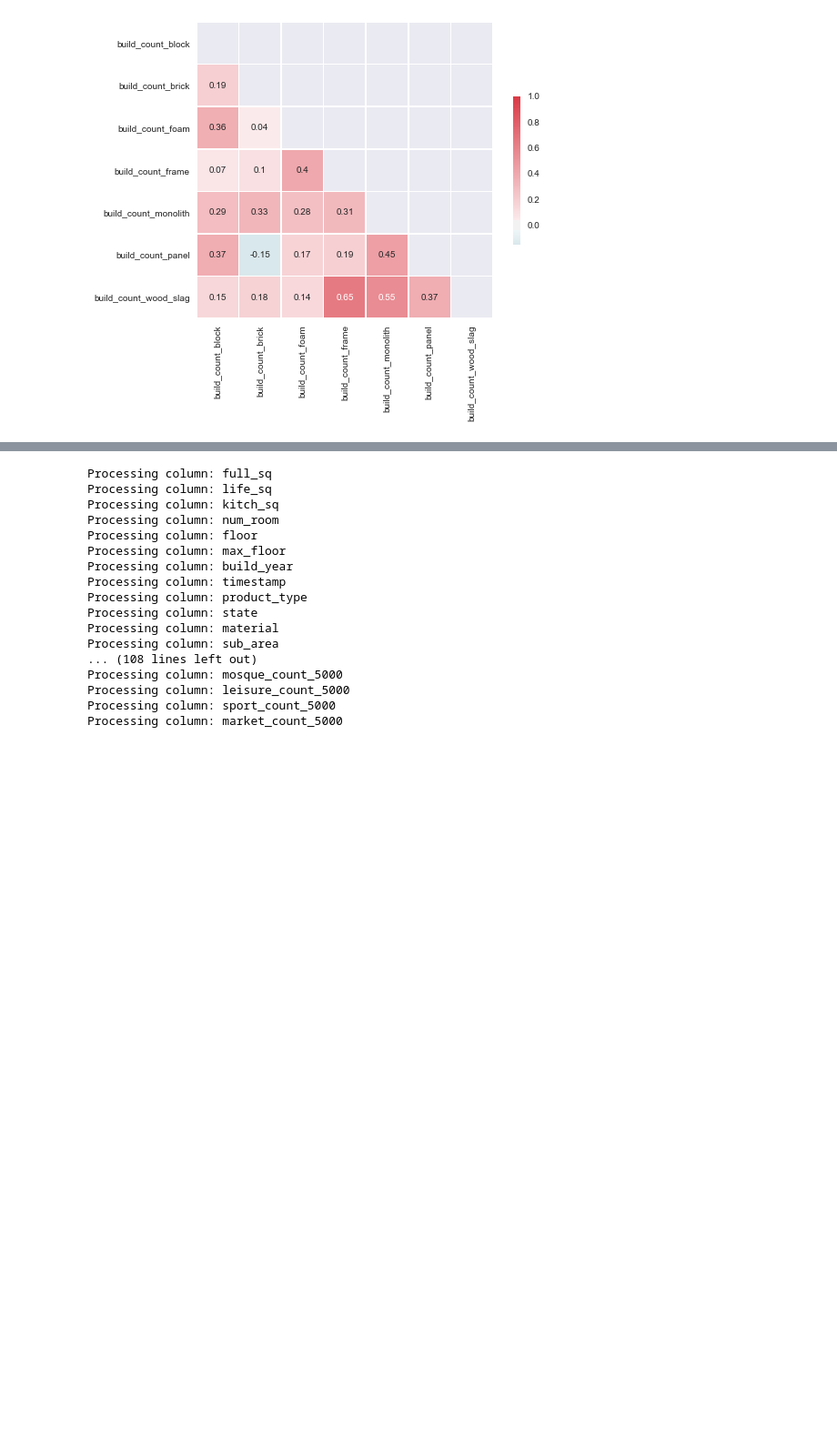
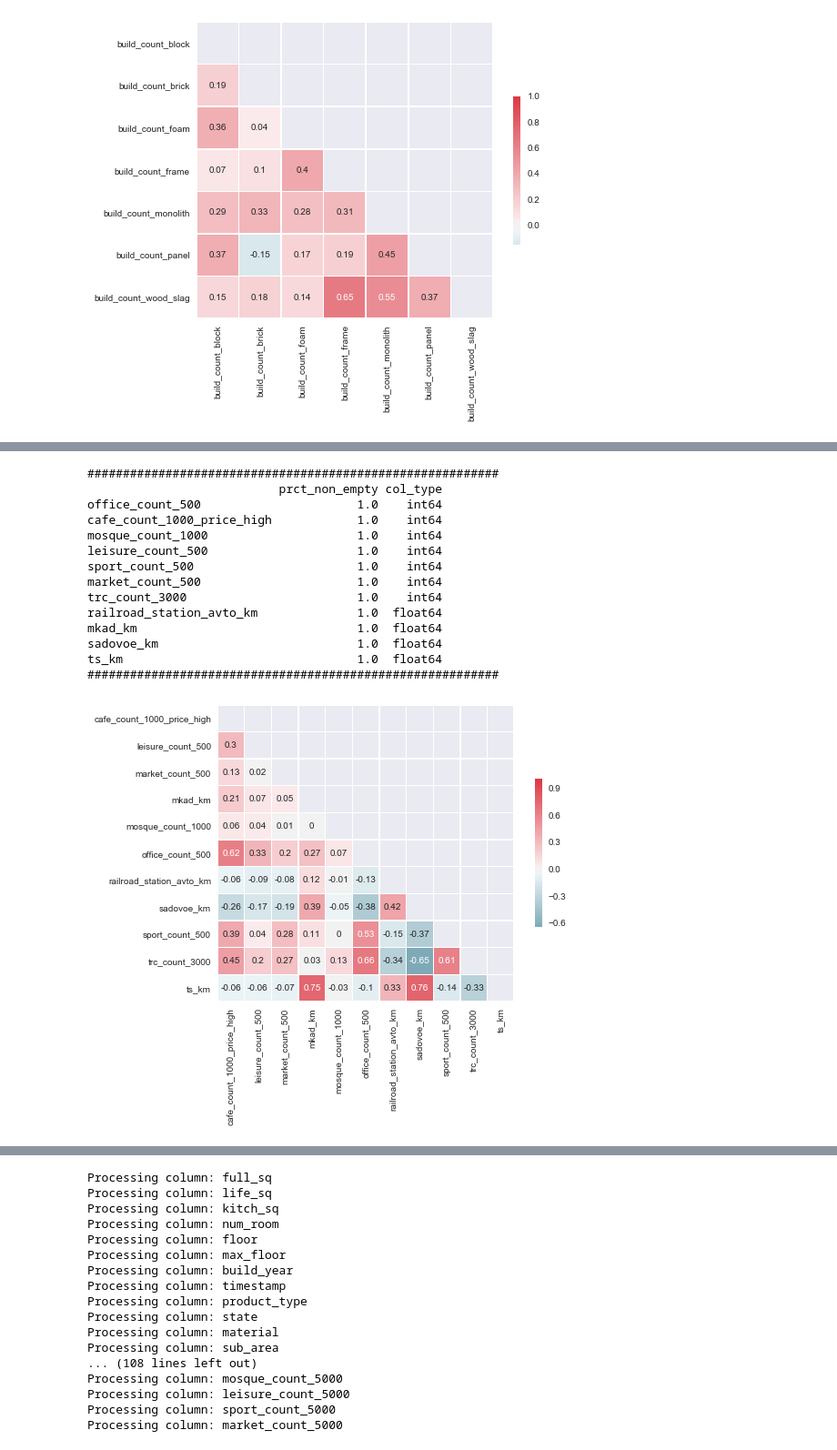
Before and after one commit to AndrewSukhobok95/HousePriceAnalysis_with_shap, a Jupyter notebook: xgbPred.ipynb, the cells around one changed output, grey strips where cells are left out. Shown at 91% size. Saved outputs shown, nothing was run; the diff lists cells and outputs as text; code cells hidden in the pictures; blank space fills up the shorter version.

```diff
--- a/xgbPred.ipynb
+++ b/xgbPred.ipynb
@@ -209,0 +182,44 @@ prom_part_5000   0.9941583800991106  float64
+# %%
+cols = [
+    'office_count_500',
+#     'trc_count_500',
+#     'cafe_count_500',
+#     'cafe_count_500_na_price',
+#     'cafe_count_500_price_500',
+#     'cafe_count_500_price_1000',
+#     'cafe_count_500_price_1500',
+#     'cafe_count_500_price_2500',
+#     'cafe_count_500_price_4000',
+    'cafe_count_1000_price_high',
+#     'big_church_count_500',
+#     'church_count_500',
+    'mosque_count_1000',
+    'leisure_count_500',
+    'sport_count_500',
+    'market_count_500',
+    'trc_count_3000',
+#     'cafe_count_1500_price_high',
+#     'metro_km_walk',
+    'railroad_station_avto_km',
+    'mkad_km',
+#     'ttk_km',
+    'sadovoe_km',
+#     'ts_km',
+]
+corr_df, empty_info = get_corr_empty_info(df=train_df, cols=cols)
+# %% [output]
+##########################################################
+                           prct_non_empty col_type
+office_count_500                      1.0    int64
+cafe_count_1000_price_high            1.0    int64
+mosque_count_1000                     1.0    int64
+leisure_count_500                     1.0    int64
+sport_count_500                       1.0    int64
+market_count_500                      1.0    int64
+trc_count_3000                        1.0    int64
+railroad_station_avto_km              1.0  float64
+mkad_km                               1.0  float64
+sadovoe_km                            1.0  float64
+ts_km                                 1.0  float64
+##########################################################
+[figure, added]
```
Also changed, not shown: parts of 13 cells of this notebook.
